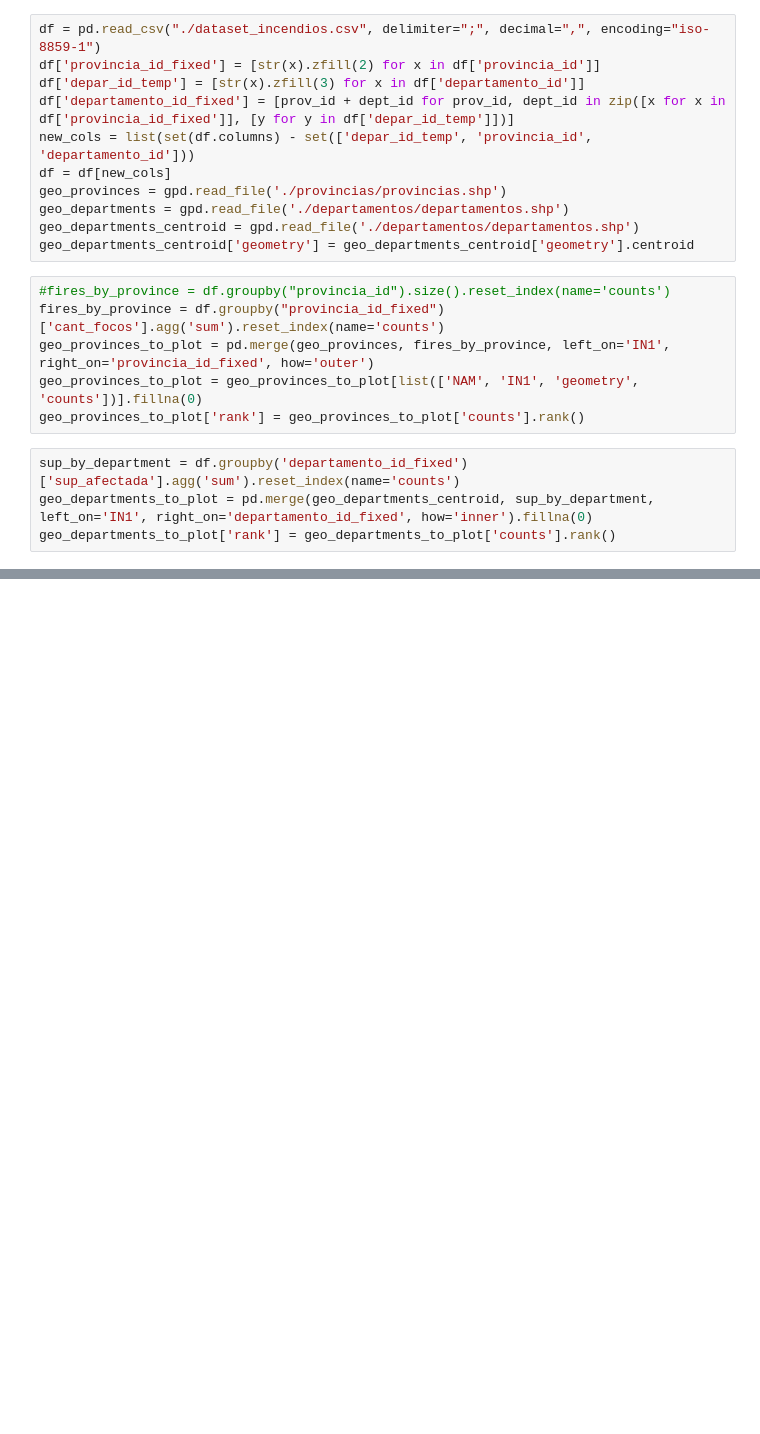
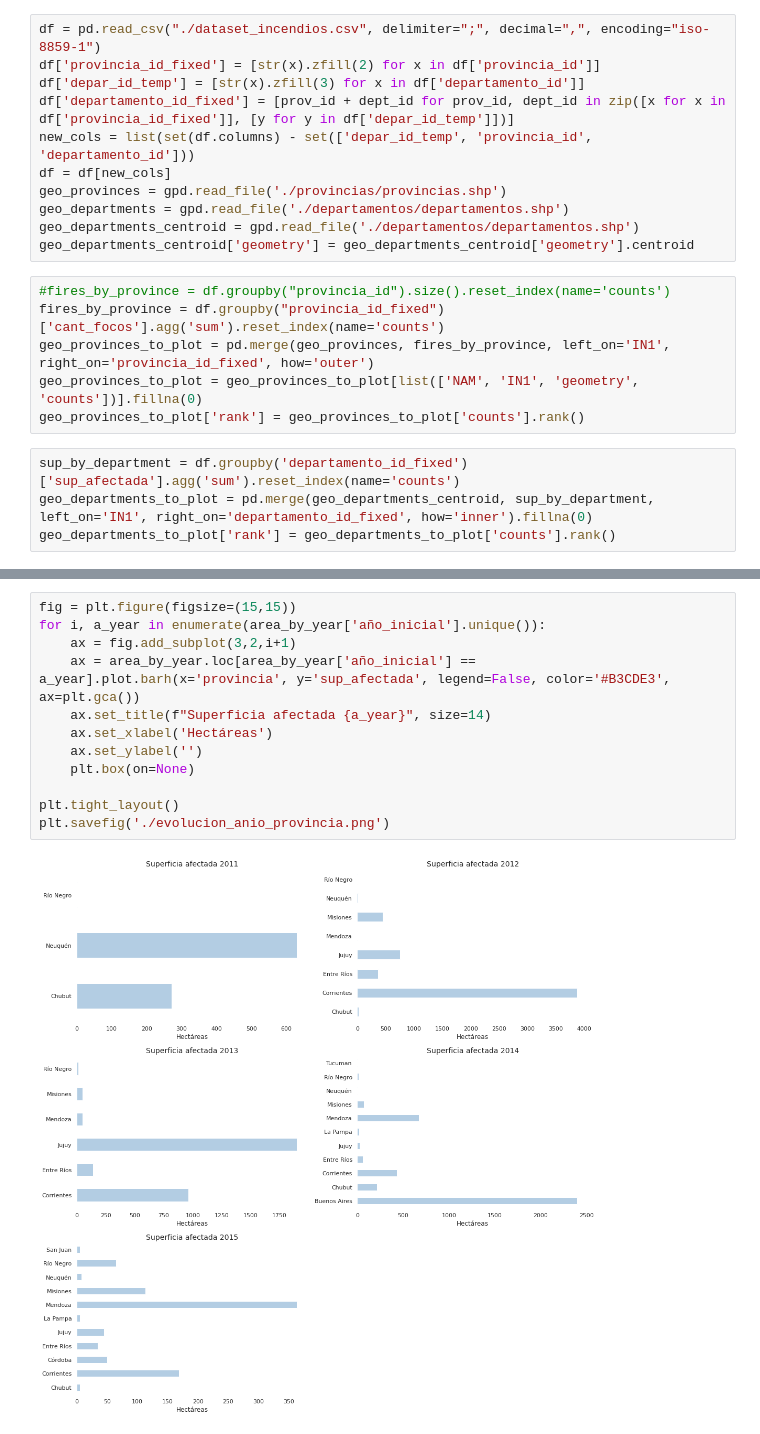
Before and after one commit to juanknebel/visualizacion-de-la-informacion-2020, a Jupyter notebook: tp1/tp1.ipynb, the cells around one changed output, grey strips where cells are left out. Drawn from its saved outputs; the diff is of its cells as text; blank space fills up the shorter version.

```diff
--- a/tp1/tp1.ipynb
+++ b/tp1/tp1.ipynb
@@ -50,0 +110,14 @@ plt.box(on=None)
+# %%
+fig = plt.figure(figsize=(15,15))
+for i, a_year in enumerate(area_by_year['año_inicial'].unique()):
+    ax = fig.add_subplot(3,2,i+1)
+    ax = area_by_year.loc[area_by_year['año_inicial'] == a_year].plot.barh(x='provincia', y='sup_afectada', legend=False, color='#B3CDE3', ax=plt.gca())
+    ax.set_title(f"Superficia afectada {a_year}", size=14)
+    ax.set_xlabel('Hectáreas')
+    ax.set_ylabel('')
+    plt.box(on=None)
+
+plt.tight_layout()
+plt.savefig('./evolucion_anio_provincia.png')
+# %% [output]
+[figure, added]
```
Also changed, not shown: parts of 9 cells of this notebook, 5 other files.
